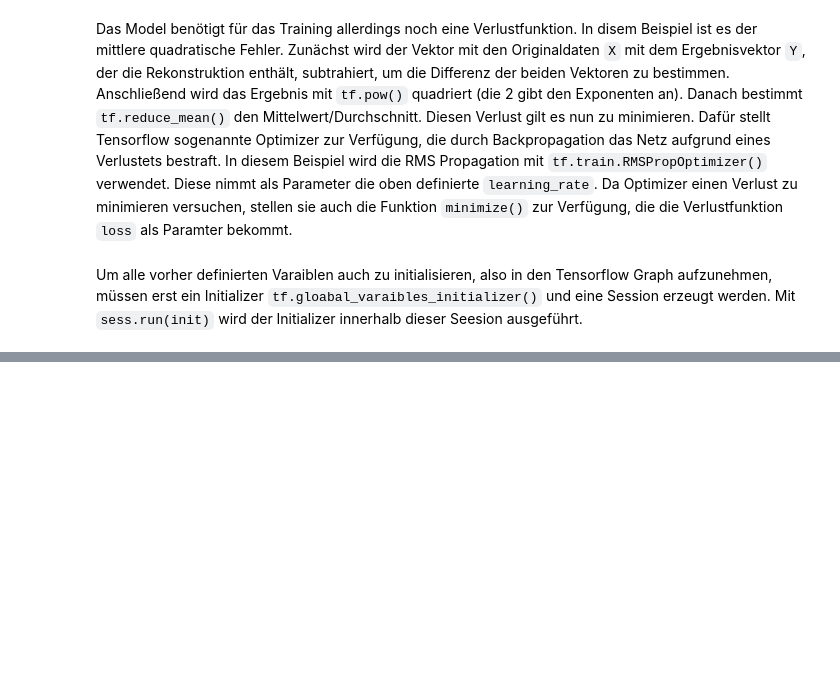
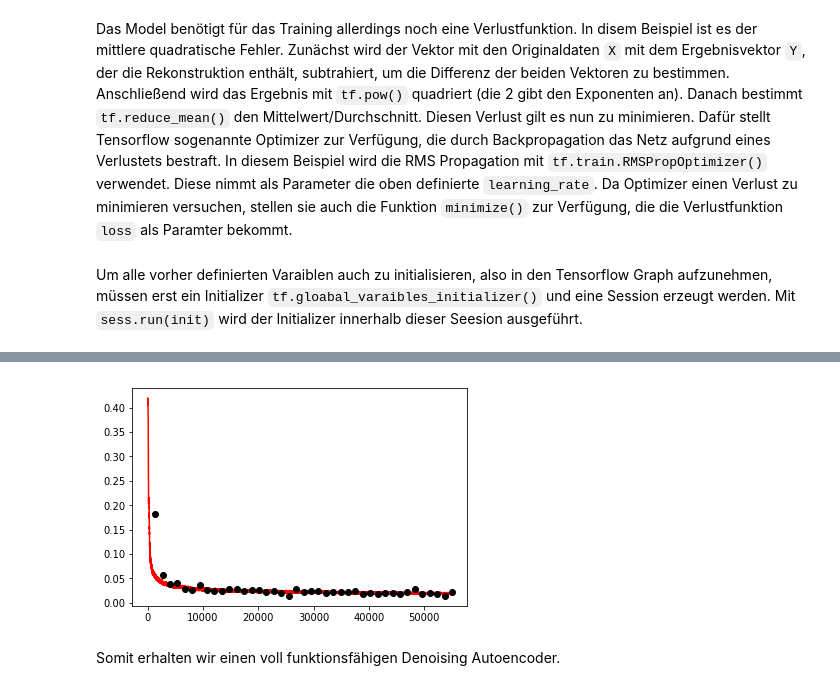
Before and after one commit to FrozZenOnE/Denoising_Autoencoder, a Jupyter notebook: Denoising Autoencoder (dokumentiert).ipynb, the cells around one changed output, grey strips where cells are left out. Cells and saved outputs as stored; diff of their text form; code cells hidden in the pictures; blank space fills up the shorter version.

```diff
--- a/Denoising Autoencoder (dokumentiert).ipynb
+++ b/Denoising Autoencoder (dokumentiert).ipynb
@@ -230,0 +236,10 @@ Somit erhalten wir einen voll funktionsfähigen Denoising Autoencoder. Zu beacht
+# %%
+y_train = list(range(absolute_iterations_count-1))
+y_test = [i * (absolute_iterations_count // (num_tests+1)) for i in range(1, num_tests + 2)]
+
+plt.plot(y_train, train_loss, 'r', y_test, test_loss, 'ko')
+plt.show()
+# %% [output]
+[figure, added]
+# %% [markdown]
+Somit erhalten wir einen voll funktionsfähigen Denoising Autoencoder.
```
Also changed, not shown: parts of 9 cells of this notebook, 3 other files.
